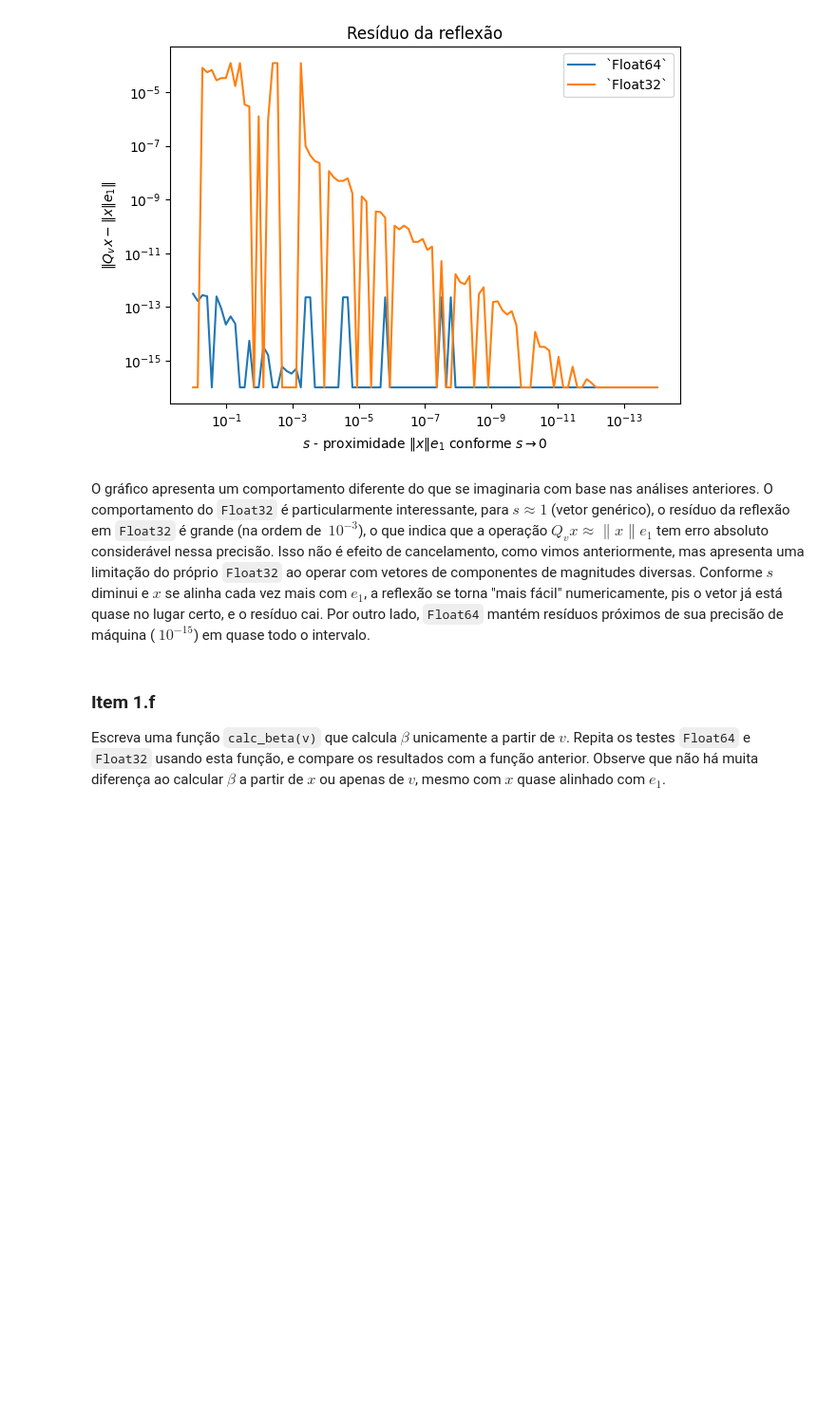
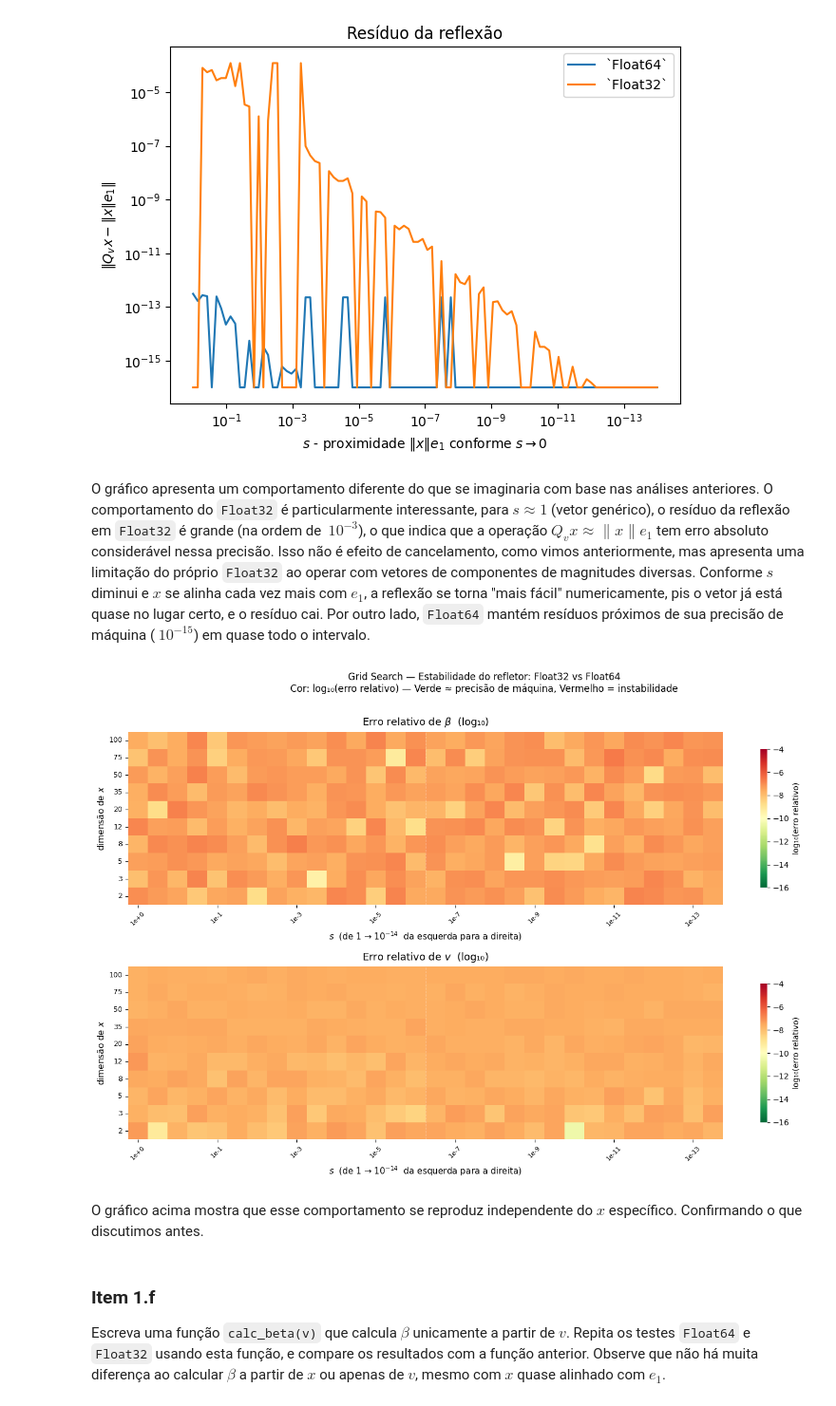
Before and after one commit to d4ruh/ALN_proj_04, a Jupyter notebook: q1.ipynb, the cells around one changed output. Shown at 95% size. Cells and saved outputs as stored; diff of their text form; code cells hidden in the pictures; blank space fills up the shorter version.

````diff
--- a/q1.ipynb
+++ b/q1.ipynb
@@ -298,3 +298,81 @@ O gráfico apresenta um comportamento diferente do que se imaginaria com base na
+# %%
+dims   = [2, 3, 5, 8, 12, 20, 35, 50, 75, 100]
+n_s    = 30
+s_vals = np.logspace(0, -14, n_s)
+
+np.random.seed(42)
+
+grid_beta = np.full((len(dims), n_s), np.nan)
+grid_v    = np.full((len(dims), n_s), np.nan)
+
+for i, d in enumerate(dims):
+    # vetor base fixo para esta dimensão
+    x0    = np.random.randn(d)
+    x0   /= np.linalg.norm(x0)
+    r     = 1.0
+    y0    = x0[1:]
+
+    for j, s in enumerate(s_vals):
+        y   = s * y0
+        x1  = np.sqrt(max(r**2 - np.dot(y, y), 0.0))
+        x   = np.concatenate(([x1], y))
+
+        v32, b32 = reflector(x.astype(np.float32))
+        v64, b64 = reflector(x.astype(np.float64))
+
+        b32f, b64f = float(b32), float(b64)
+        err_beta = abs(b32f - b64f) / abs(b64f) if b64f != 0 else np.nan
+        err_v    = (np.linalg.norm(v32.astype(np.float64) - v64)
+                    / np.linalg.norm(v64)) if np.linalg.norm(v64) > 0 else np.nan
+
+        grid_beta[i, j] = np.log10(max(err_beta, 1e-16))
+        grid_v[i, j]    = np.log10(max(err_v,    1e-16))
+
+
+col_labels = [f"1e{int(np.log10(s)):+d}" if s < 1 else "1e+0"
+              for s in s_vals]
+row_labels = [str(d) for d in dims]
+
+df_beta = pd.DataFrame(grid_beta[::-1],
+                        index=row_labels[::-1],
+                        columns=col_labels)
+
+df_v    = pd.DataFrame(grid_v[::-1],
+                        index=row_labels[::-1],
+                        columns=col_labels)
+
+fig, axes = plt.subplots(2, 1, figsize=(14, 9))
+
+common = dict(
+    cmap="RdYlGn_r",   # verde = erro baixo, vermelho = erro alto
+    vmin=-16, vmax=-4,
+    linewidths=0,
+    xticklabels=4,     # mostra 1 a cada 4 labels no eixo x
+    cbar_kws={"label": "log₁₀(erro relativo)", "shrink": 0.8},
+)
+
+for ax, df, title in zip(axes,
+                          [df_beta, df_v],
+                          [r"Erro relativo de $\beta$  (log₁₀)",
+                           r"Erro relativo de $v$  (log₁₀)"]):
+    sns.heatmap(df, ax=ax, **common)
+    ax.set_title(title, fontsize=13, pad=8)
+    ax.set_xlabel(r"$s$  (de $1$ → $10^{-14}$  da esquerda para a direita)", fontsize=11)
+    ax.set_ylabel("dimensão de $x$", fontsize=11)
+    ax.tick_params(axis='x', rotation=45, labelsize=8)
+    ax.tick_params(axis='y', rotation=0,  labelsize=9)
+
+    ax.axvline(x=n_s * 0.5, color='white', lw=0.8, linestyle='--', alpha=0.4)
+
+plt.suptitle("Grid Search — Estabilidade do refletor: Float32 vs Float64\n"
+             "Cor: log₁₀(erro relativo) — Verde ≈ precisão de máquina, Vermelho = instabilidade",
+             fontsize=12, y=1.01)
+plt.tight_layout()
+plt.show()
+# %% [output]
+[figure, added]
+# %% [markdown]
+O gráfico acima mostra que esse comportamento se reproduz independente do $x$ específico. Confirmando o que discutimos antes.
 # %% [markdown]
 ### Item 1.f
 Escreva uma função ```calc_beta(v)``` que calcula $\beta$ unicamente a partir de $v$. Repita os testes ```Float64``` e ```Float32``` usando esta função, e compare os resultados com a função anterior. Observe que não há muita diferença ao calcular $\beta$ a partir de $x$ ou apenas de $v$, mesmo com $x$ quase alinhado com $e_1$.
````
Also changed, not shown: parts of 4 cells of this notebook, 3 other files.
